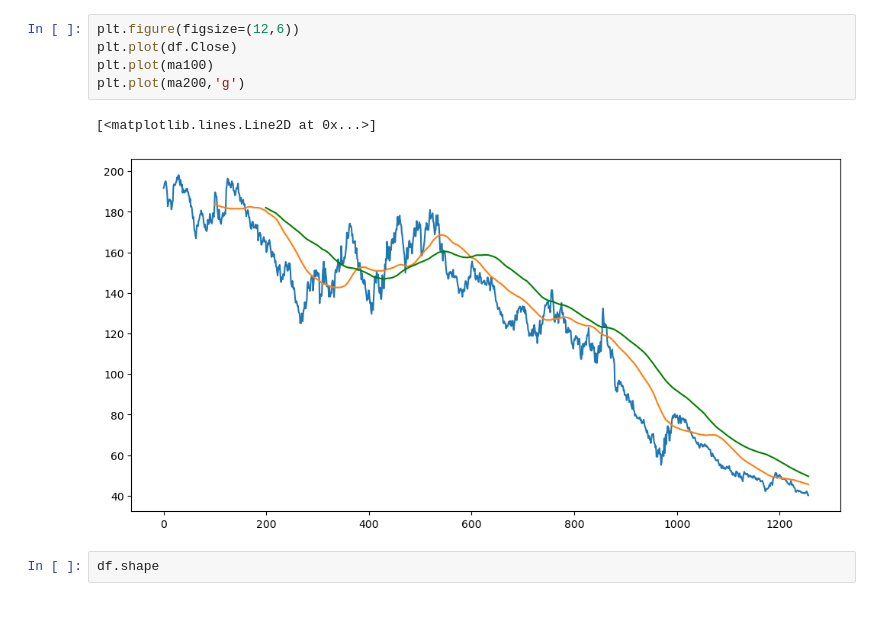
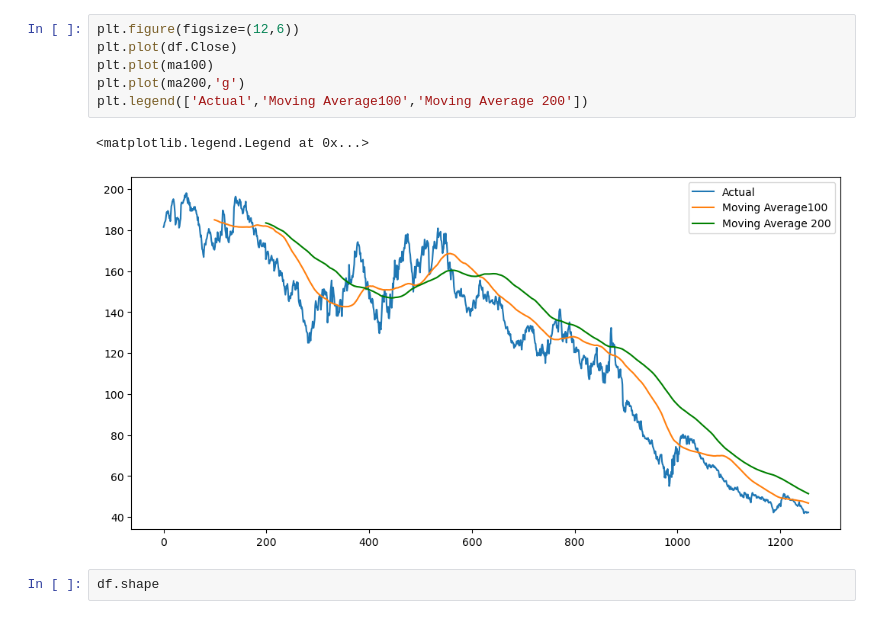
Before and after one commit to imaoharsh/StockMarket_Trend_Prediction, a Jupyter notebook: BuzzNation.ipynb, the cells around one changed output. Cells and saved outputs as stored; diff of their text form.

```diff
--- a/BuzzNation.ipynb
+++ b/BuzzNation.ipynb
@@ -94,11 +96,12 @@ Name: Close, Length: 1257, dtype: float64
 # %%
 plt.figure(figsize=(12,6))
 plt.plot(df.Close)
 plt.plot(ma100)
 plt.plot(ma200,'g')
+plt.legend(['Actual','Moving Average100','Moving Average 200'])
 # %% [output]
-[<matplotlib.lines.Line2D at 0x...>]
+<matplotlib.legend.Legend at 0x...>
-[figure, old version]
+[figure, new version]
 # %%
 df.shape
 # %% [output]
```
Also changed, not shown: parts of 9 cells of this notebook, 11 other files.
